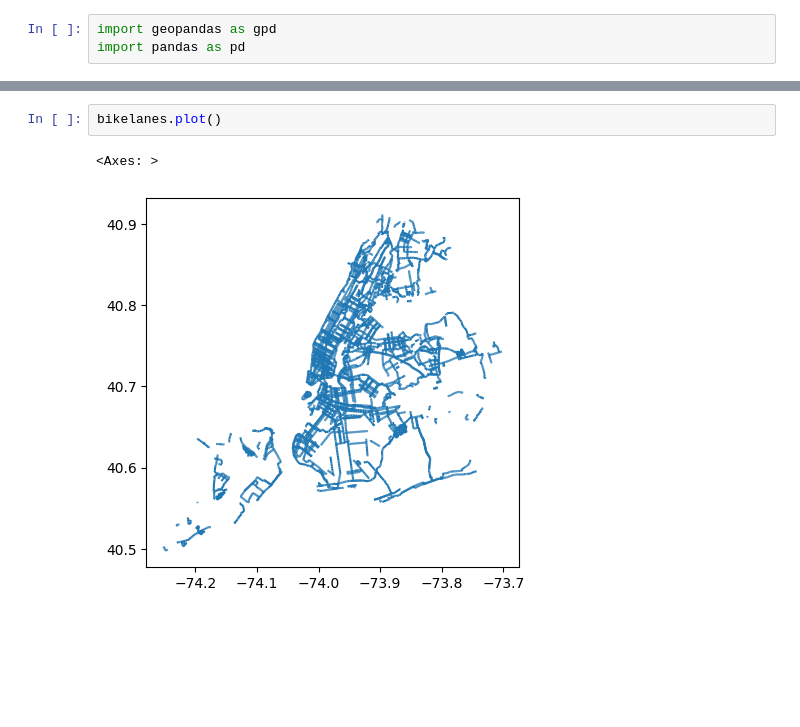
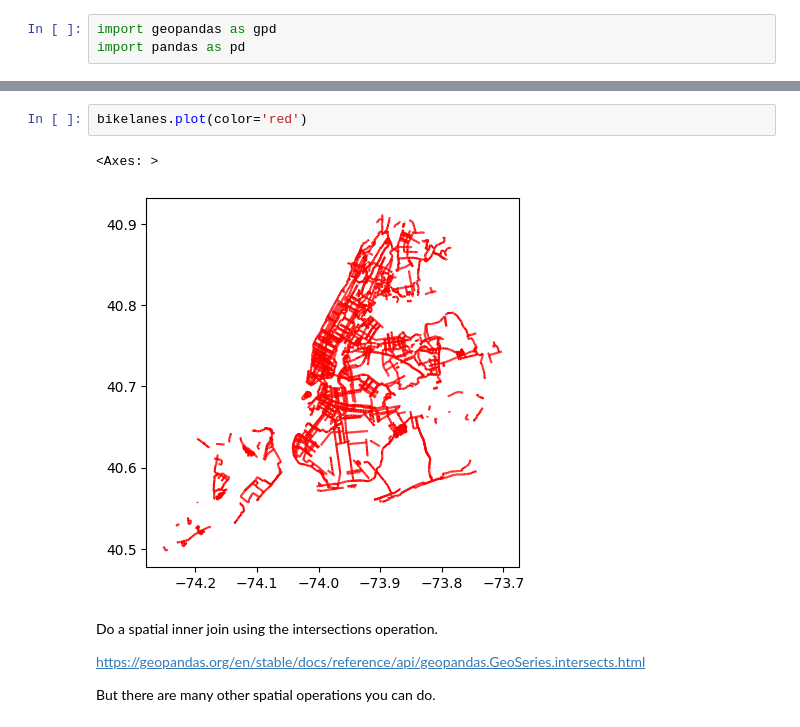
Before and after one commit to data4news/census-examples, a Jupyter notebook: census-spatial-joins.ipynb, the cells around one changed output, grey strips where cells are left out. Cells and saved outputs as stored; diff of their text form; blank space fills up the shorter version.

```diff
--- a/census-spatial-joins.ipynb
+++ b/census-spatial-joins.ipynb
@@ -41,7 +86,13 @@ bikelanes.head()
 # %%
-bikelanes.plot()
+bikelanes.plot(color='red')
 # %% [output]
 <Axes: >
-[figure, old version]
+[figure, new version]
+# %% [markdown]
+Do a spatial inner join using the intersections operation.
+
+https://geopandas.org/en/stable/docs/reference/api/geopandas.GeoSeries.intersects.html
+
+But there are many other spatial operations you can do.
 # %%
 # spatial join
```
Also changed, not shown: parts of 11 cells of this notebook.
